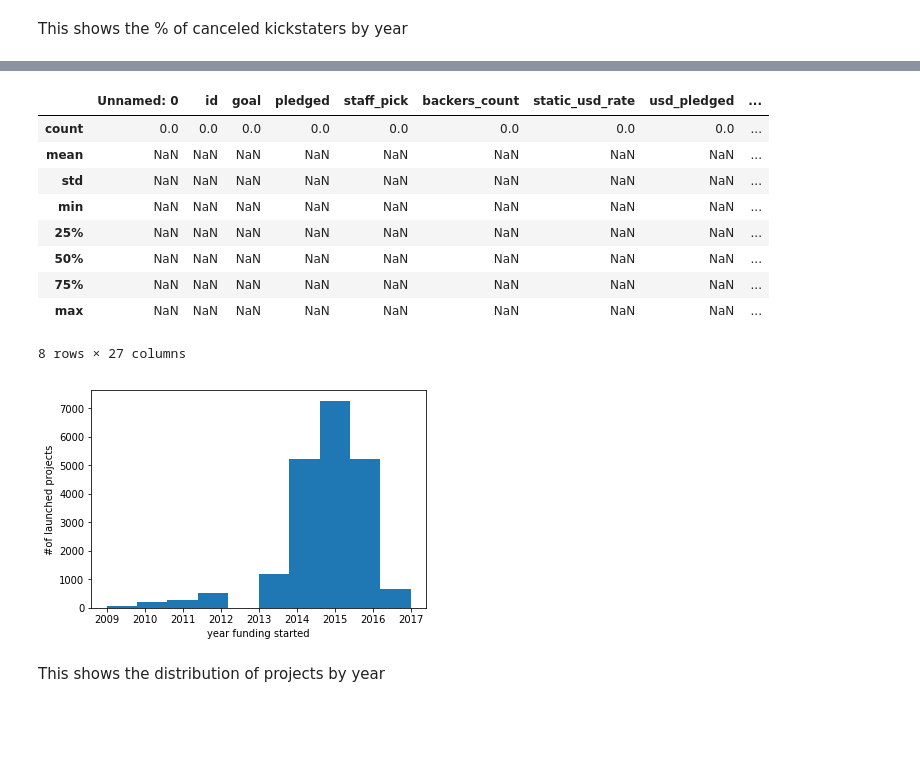
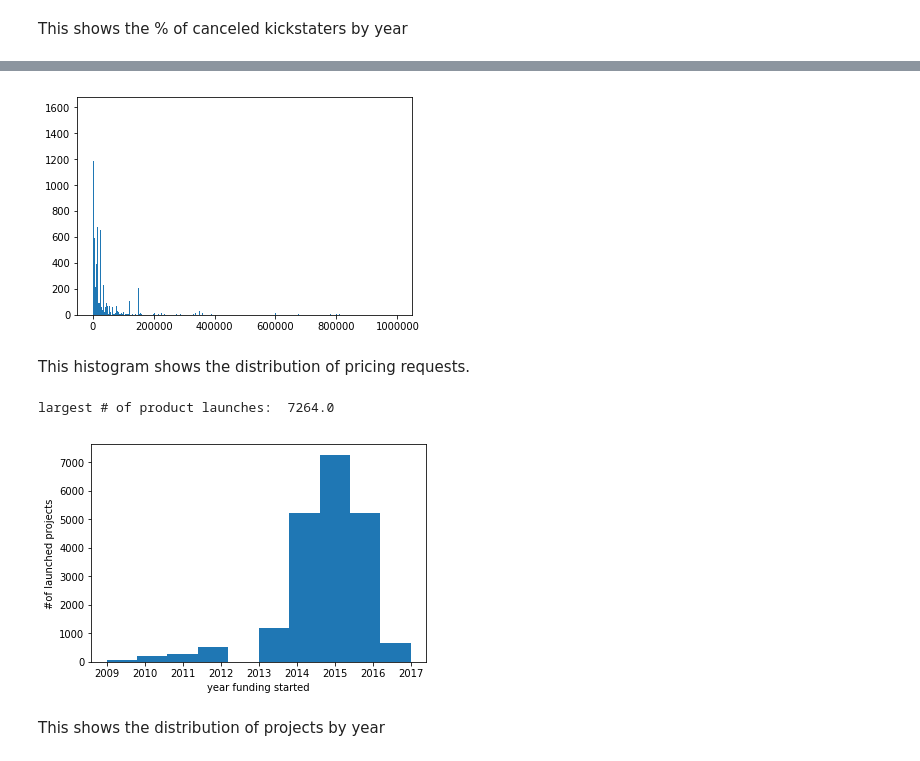
Before and after one commit to nbanks2/FuelEngine, a Jupyter notebook: Kickstarter (1).ipynb, the cells around one changed output, grey strips where cells are left out. Cells and saved outputs as stored; diff of their text form; code cells hidden in the pictures; blank space fills up the shorter version.

```diff
--- a/Kickstarter (1).ipynb
+++ b/Kickstarter (1).ipynb
@@ -248,24 +394,32 @@ These histograms show the same year to year success data, but controlled by coun
-# %%
-successes = df[df['state'] == success]
-# %% [output]
-|  | Unnamed: 0 | id | goal | pledged | staff_pick | backers_count | static_usd_rate | usd_pledged | ... |
-| count | 0.0 | 0.0 | 0.0 | 0.0 | 0.0 | 0.0 | 0.0 | 0.0 | ... |
-| mean | NaN | NaN | NaN | NaN | NaN | NaN | NaN | NaN | ... |
-| std | NaN | NaN | NaN | NaN | NaN | NaN | NaN | NaN | ... |
-| min | NaN | NaN | NaN | NaN | NaN | NaN | NaN | NaN | ... |
-| 25% | NaN | NaN | NaN | NaN | NaN | NaN | NaN | NaN | ... |
-| 50% | NaN | NaN | NaN | NaN | NaN | NaN | NaN | NaN | ... |
-| 75% | NaN | NaN | NaN | NaN | NaN | NaN | NaN | NaN | ... |
-| max | NaN | NaN | NaN | NaN | NaN | NaN | NaN | NaN | ... |
-8 rows × 27 columns
+# %%
+def frange(start, stop, step):
+    list = []
+    i = start
+    while i < stop:
+        list.append(i)
+        i += step
+    return list
+x = df['goal']
+#hist = plt.hist(x, bins = 30)
+#plt.show()
+#x = np.random.randn(10000)
+
+x_funding,y_funding,_ = plt.hist(x, bins = frange(-0,1000000,1000))
+plt.show()
+# %% [output]
+[figure, added]
+# %% [markdown]
+This histogram shows the distribution of pricing requests.
 # %%
 list_years_launched = df['launched_at_yr']
-hist = plt.hist(list_years_launched)
+x_launches,y_launches,_ = plt.hist(list_years_launched)
 plt.ylabel('#of launched projects')
 plt.xlabel('year funding started')
+print("largest # of product launches: ",x_launches.max())
 plt.show()
 #plot_data = pd.Series(data_hist(year_launched,df), data_hist())
 # %% [output]
+largest # of product launches:  7264.0
 [figure]
 # %% [markdown]
 This shows the distribution of projects by year
```
Also changed, not shown: parts of 35 cells of this notebook.
